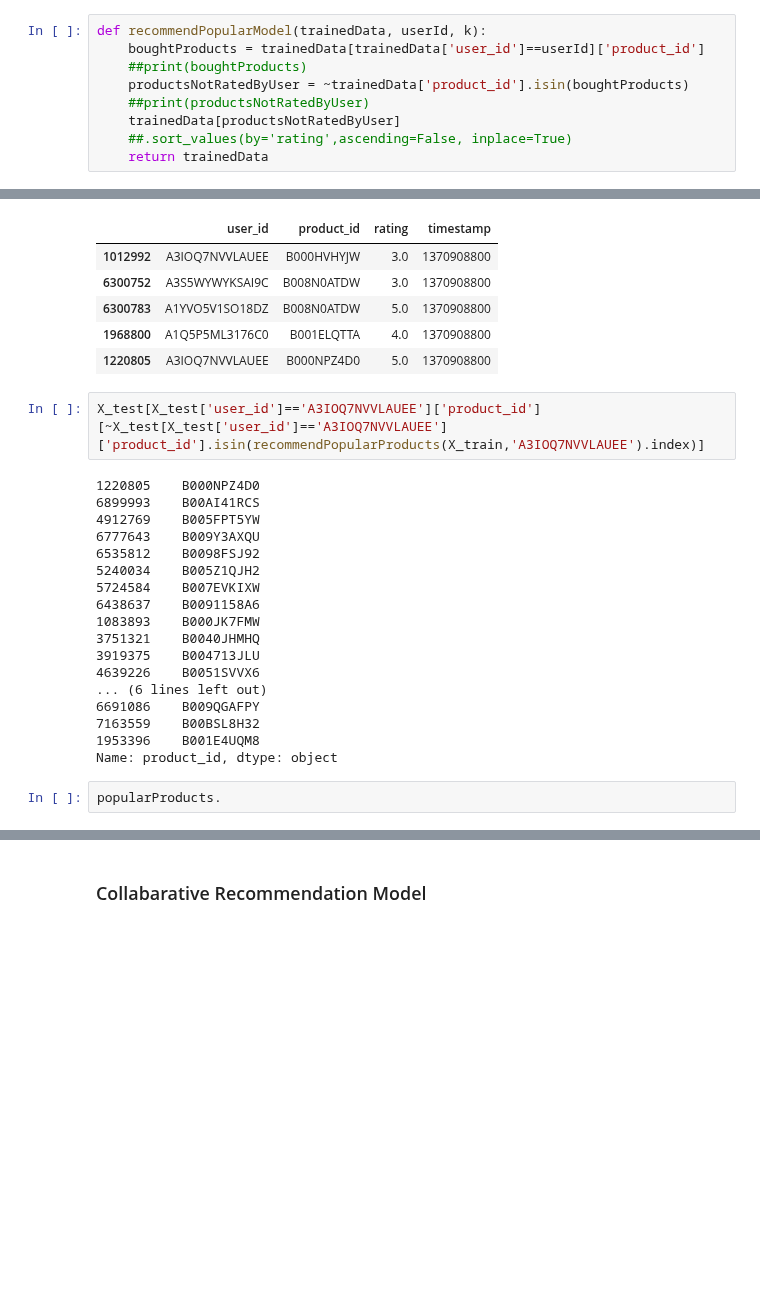
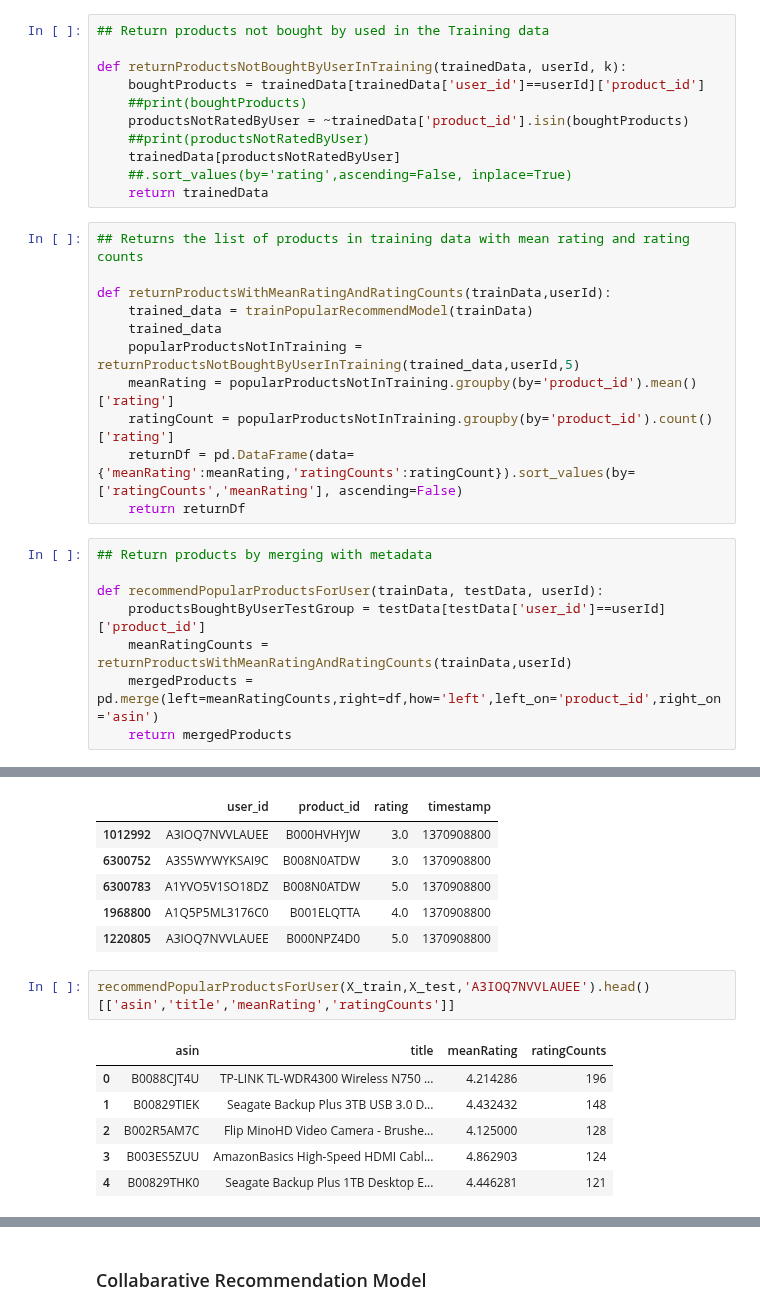
Before and after one commit to GreatLearningAIML1/chennai-aug-batch-senthilvelavan, a Jupyter notebook: RecommendationSystems/Assignment/Recommendation Systems_R5_Project.ipynb, the cells around one changed output, grey strips where cells are left out. Drawn from its saved outputs; the diff is of its cells as text; blank space fills up the shorter version.

```diff
--- a/RecommendationSystems/Assignment/Recommendation Systems_R5_Project.ipynb
+++ b/RecommendationSystems/Assignment/Recommendation Systems_R5_Project.ipynb
@@ -385,7 +389,9 @@ def popularModel():
 def trainPopularRecommendModel(train_data):
     return train_data.sort_values(by='rating', ascending=False)
 # %%
-def recommendPopularModel(trainedData, userId, k):
+## Return products not bought by used in the Training data
+
+def returnProductsNotBoughtByUserInTraining(trainedData, userId, k):
     boughtProducts = trainedData[trainedData['user_id']==userId]['product_id']
     ##print(boughtProducts)
     productsNotRatedByUser = ~trainedData['product_id'].isin(boughtProducts)
@@ -393,6 +399,25 @@ def recommendPopularModel(trainedData, userId, k):
     trainedData[productsNotRatedByUser]
     ##.sort_values(by='rating',ascending=False, inplace=True)
     return trainedData
+# %%
+## Returns the list of products in training data with mean rating and rating counts
+
+def returnProductsWithMeanRatingAndRatingCounts(trainData,userId):
+    trained_data = trainPopularRecommendModel(trainData)
+    trained_data
+    popularProductsNotInTraining = returnProductsNotBoughtByUserInTraining(trained_data,userId,5)
+    meanRating = popularProductsNotInTraining.groupby(by='product_id').mean()['rating']
+    ratingCount = popularProductsNotInTraining.groupby(by='product_id').count()['rating']
+    returnDf = pd.DataFrame(data={'meanRating':meanRating,'ratingCounts':ratingCount}).sort_values(by=['ratingCounts','meanRating'], ascending=False)
+    return returnDf
+# %%
+## Return products by merging with metadata
+
+def recommendPopularProductsForUser(trainData, testData, userId):
+    productsBoughtByUserTestGroup = testData[testData['user_id']==userId]['product_id']
+    meanRatingCounts = returnProductsWithMeanRatingAndRatingCounts(trainData,userId)
+    mergedProducts = pd.merge(left=meanRatingCounts,right=df,how='left',left_on='product_id',right_on='asin')
+    return mergedProducts
 # %%
 popularProducts = popularModel()
 popularProducts
@@ -441,25 +457,12 @@ X_test.head()
 | 6300783 | A1YVO5V1SO18DZ | B008N0ATDW | 5.0 | 1370908800 |
 | 1968800 | A1Q5P5ML3176C0 | B001ELQTTA | 4.0 | 1370908800 |
 | 1220805 | A3IOQ7NVVLAUEE | B000NPZ4D0 | 5.0 | 1370908800 |
-# %%
-X_test[X_test['user_id']=='A3IOQ7NVVLAUEE']['product_id'][~X_test[X_test['user_id']=='A3IOQ7NVVLAUEE']['product_id'].isin(recommendPopularProducts(X_train,'A3IOQ7NVVLAUEE').index)]
-# %% [output]
-1220805    B000NPZ4D0
-6899993    B00AI41RCS
-4912769    B005FPT5YW
-6777643    B009Y3AXQU
-6535812    B0098FSJ92
-5240034    B005Z1QJH2
-5724584    B007EVKIXW
-6438637    B0091158A6
-1083893    B000JK7FMW
-3751321    B0040JHMHQ
-3919375    B004713JLU
-4639226    B0051SVVX6
-... (6 lines left out)
-6691086    B009QGAFPY
-7163559    B00BSL8H32
-1953396    B001E4UQM8
-Name: product_id, dtype: object
-# %%
-popularProducts.
+# %%
+recommendPopularProductsForUser(X_train,X_test,'A3IOQ7NVVLAUEE').head()[['asin','title','meanRating','ratingCounts']]
+# %% [output]
+|  | asin | title | meanRating | ratingCounts |
+| 0 | B0088CJT4U | TP-LINK TL-WDR4300 Wireless N750 ... | 4.214286 | 196 |
+| 1 | B00829TIEK | Seagate Backup Plus 3TB USB 3.0 D... | 4.432432 | 148 |
+| 2 | B002R5AM7C | Flip MinoHD Video Camera - Brushe... | 4.125000 | 128 |
+| 3 | B003ES5ZUU | AmazonBasics High-Speed HDMI Cabl... | 4.862903 | 124 |
+| 4 | B00829THK0 | Seagate Backup Plus 1TB Desktop E... | 4.446281 | 121 |
```
Also changed, not shown: parts of 30 cells of this notebook.
